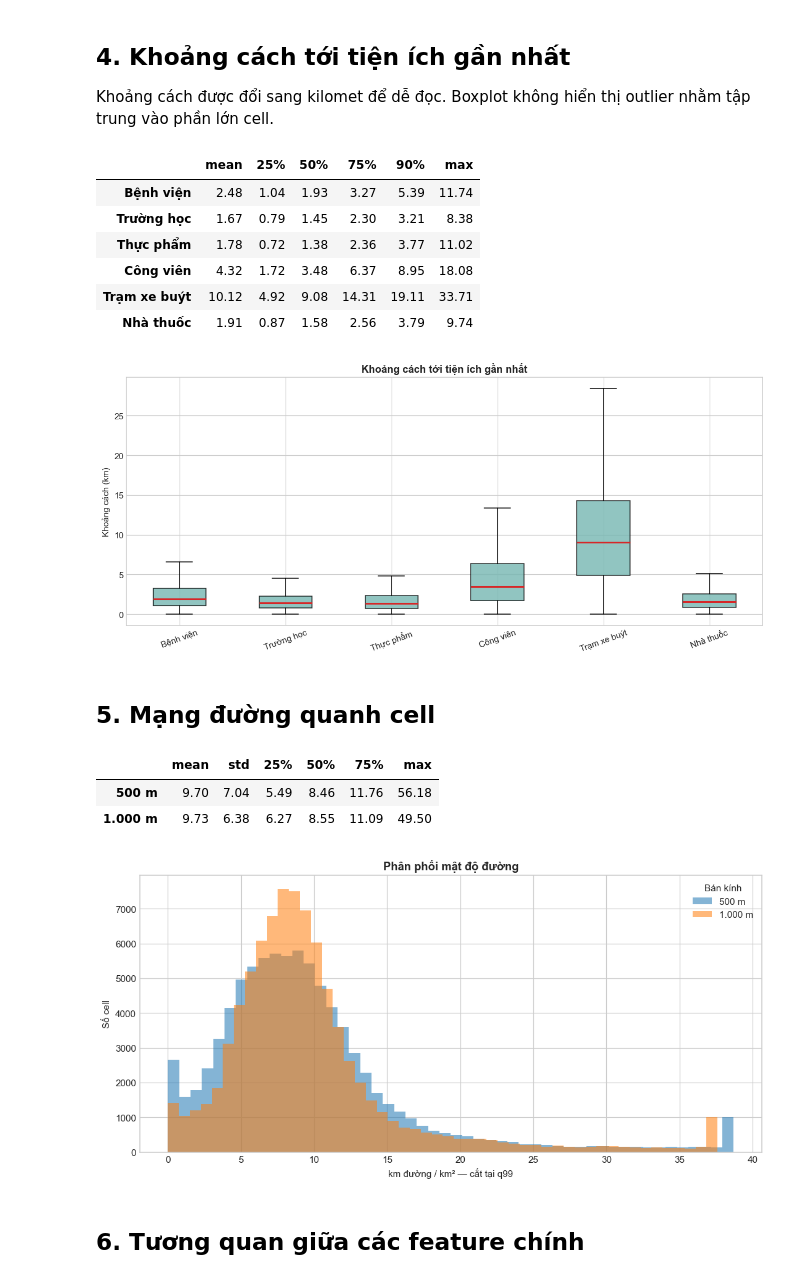
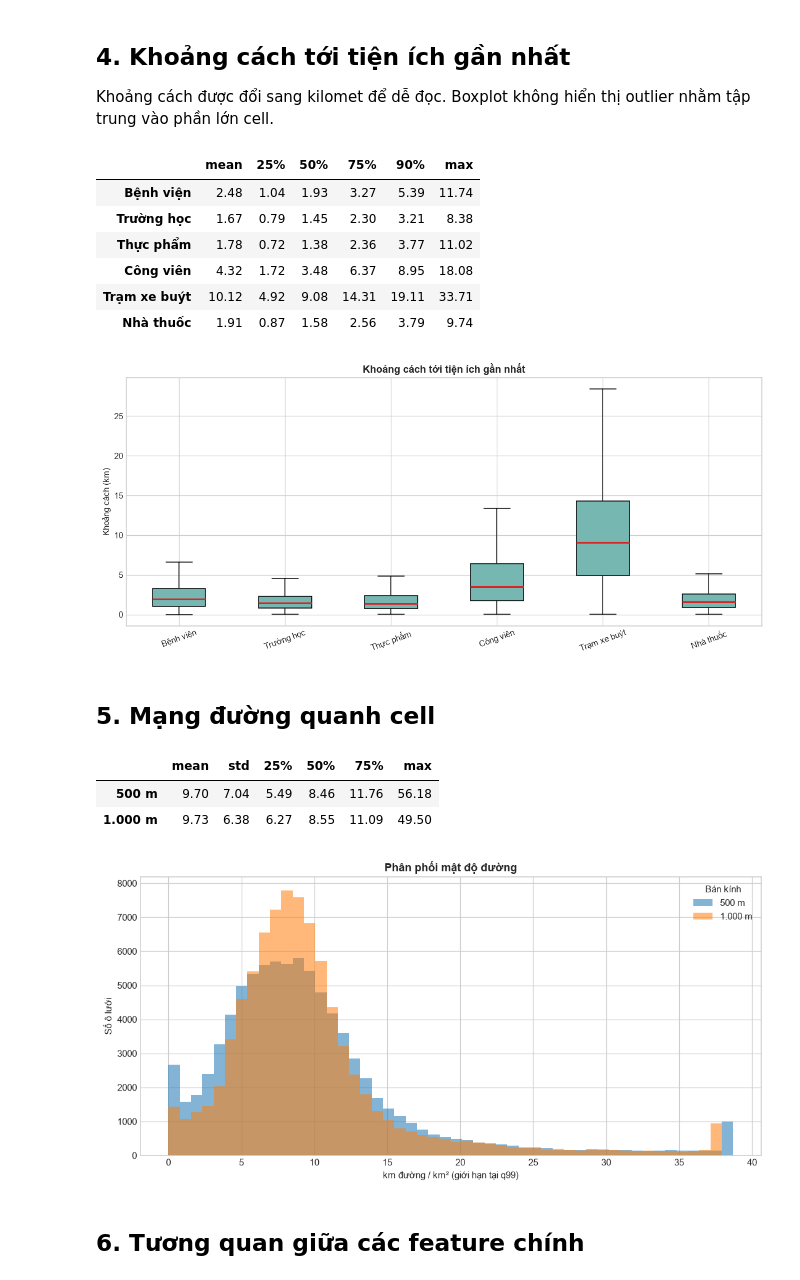
Before and after one commit to hihihah71/ADY201_FA26, a Jupyter notebook: notebook/Thanh.ipynb, the cells around one changed output. Saved outputs shown, nothing was run; the diff lists cells and outputs as text; code cells hidden in the pictures.

```diff
--- a/notebook/Thanh.ipynb
+++ b/notebook/Thanh.ipynb
@@ -214,23 +180,24 @@ nearest = {
     "Nhà thuốc": "nearest_pharmacy_m",
 }
 
-nearest_km = pd.DataFrame(
-    {name: features[column] / 1000 for name, column in nearest.items()}
-)
-nearest_summary = nearest_km.describe(percentiles=[0.25, 0.5, 0.75, 0.9]).T
-display(nearest_summary[["mean", "25%", "50%", "75%", "90%", "max"]].round(2))
+nearest_km = pd.DataFrame()
 
-fig, ax = plt.subplots(figsize=(11, 5))
-ax.boxplot(
-    [nearest_km[column] for column in nearest_km],
-    tick_labels=nearest_km.columns,
+for name, column in nearest.items():
+    nearest_km[name] = features[column] / 1000
+
+summary = nearest_km.describe(percentiles=[0.25, 0.50, 0.75, 0.90]).T
+display(summary[["mean", "25%", "50%", "75%", "90%", "max"]].round(2))
+
+nearest_km.boxplot(
+    figsize=(11, 5),
+    rot=20,
     showfliers=False,
     patch_artist=True,
-    boxprops={"facecolor": "#76B7B2", "alpha": 0.8},
+    boxprops={"facecolor": "#76B7B2"},
     medianprops={"color": "#D62728", "linewidth": 2},
 )
-ax.set(title="Khoảng cách tới tiện ích gần nhất", ylabel="Khoảng cách (km)")
-ax.tick_params(axis="x", rotation=20)
+plt.title("Khoảng cách tới tiện ích gần nhất")
+plt.ylabel("Khoảng cách (km)")
 plt.tight_layout()
 plt.show()
 # %% [output]
@@ -241,36 +208,40 @@ plt.show()
 | Công viên | 4.32 | 1.72 | 3.48 | 6.37 | 8.95 | 18.08 |
 | Trạm xe buýt | 10.12 | 4.92 | 9.08 | 14.31 | 19.11 | 33.71 |
 | Nhà thuốc | 1.91 | 0.87 | 1.58 | 2.56 | 3.79 | 9.74 |
-[figure, old version]
+[figure, new version]
 # %% [markdown]
 ## 5. Mạng đường quanh cell
 # %%
 road_columns = {
     "500 m": "road_density_500m_km_per_km2",
     "1.000 m": "road_density_1000m_km_per_km2",
 }
 
-road_summary = features[list(road_columns.values())].describe().T
-road_summary.index = road_columns.keys()
-display(road_summary[["mean", "std", "25%", "50%", "75%", "max"]].round(2))
+roads = pd.DataFrame()
 
-fig, ax = plt.subplots(figsize=(10, 5))
 for label, column in road_columns.items():
-    cap = features[column].quantile(0.99)
-    ax.hist(features[column].clip(upper=cap), bins=50, alpha=0.55, label=label)
+    roads[label] = features[column]
+
+summary = roads.describe().T
+display(summary[["mean", "std", "25%", "50%", "75%", "max"]].round(2))
+
+q99 = roads.quantile(0.99)
+roads_plot = roads.clip(upper=q99, axis="columns")
+
+ax = roads_plot.plot.hist(bins=50, alpha=0.55, figsize=(10, 5))
 ax.set(
     title="Phân phối mật độ đường",
-    xlabel="km đường / km² — cắt tại q99",
-    ylabel="Số cell",
+    xlabel="km đường / km² (giới hạn tại q99)",
+    ylabel="Số ô lưới",
 )
 ax.legend(title="Bán kính")
 plt.tight_layout()
 plt.show()
 # %% [output]
 |  | mean | std | 25% | 50% | 75% | max |
 | 500 m | 9.70 | 7.04 | 5.49 | 8.46 | 11.76 | 56.18 |
 | 1.000 m | 9.73 | 6.38 | 6.27 | 8.55 | 11.09 | 49.50 |
-[figure, old version]
+[figure, new version]
 # %% [markdown]
 ## 6. Tương quan giữa các feature chính
 # %%
```
Also changed, not shown: parts of 10 cells of this notebook.
